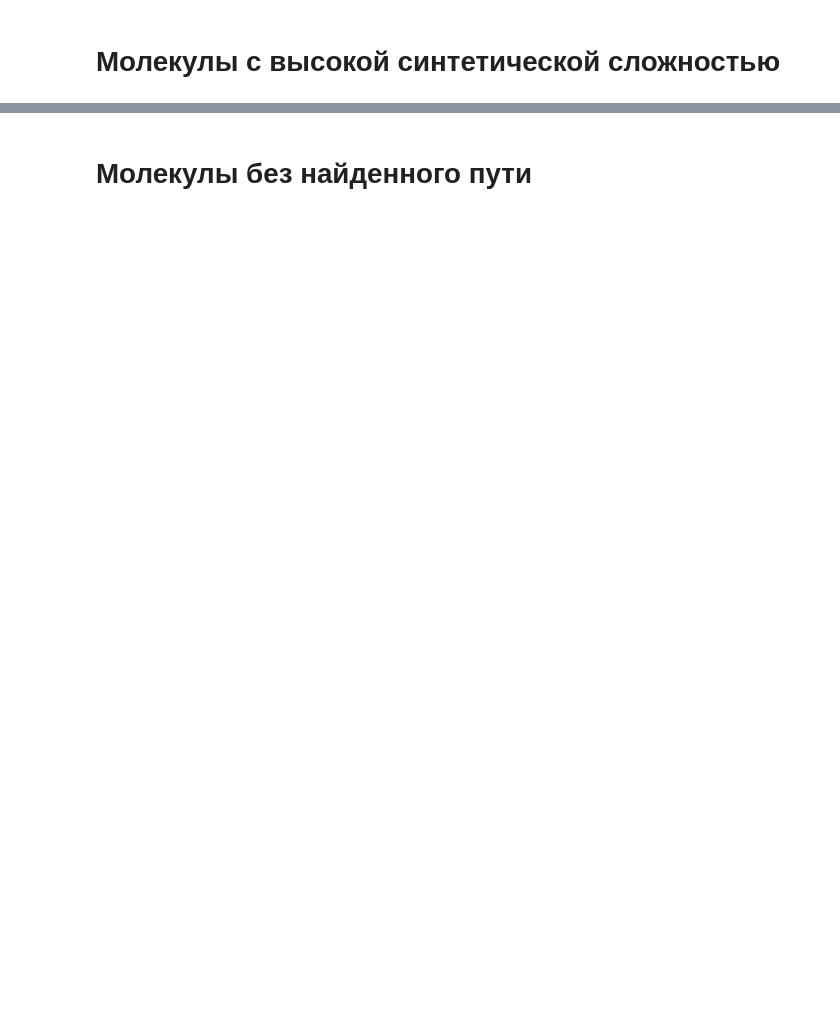
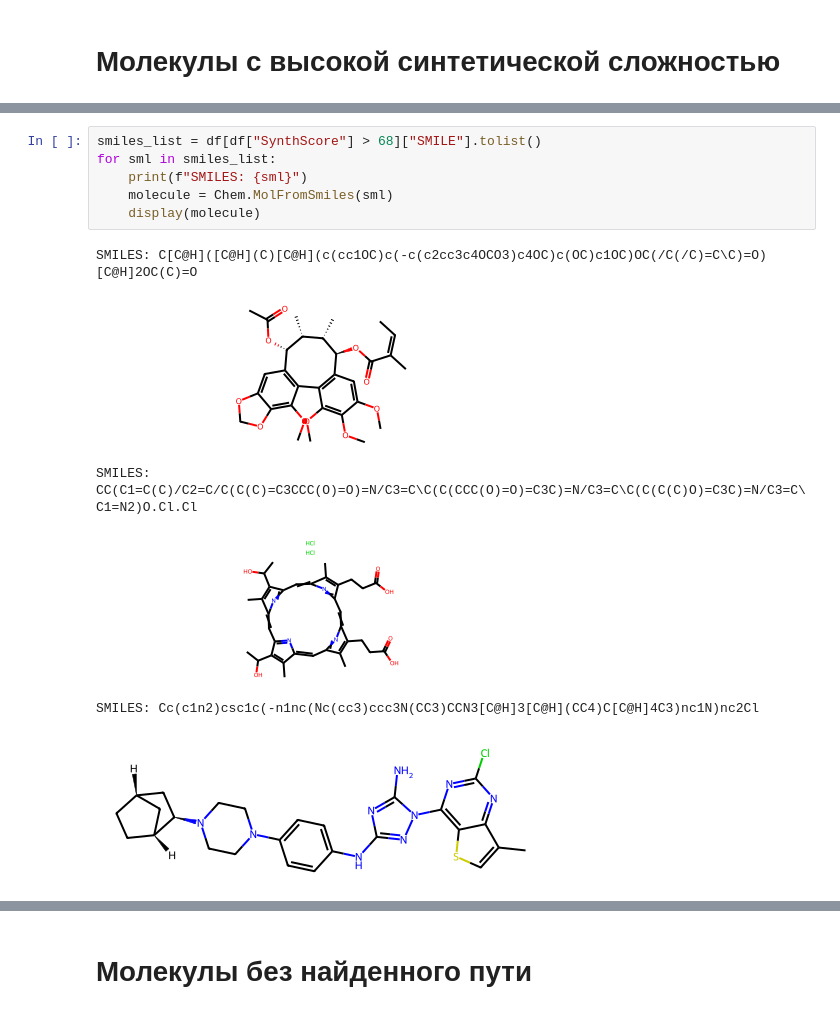
Before and after one commit to tatvladna/using_AiZynthFinder, a Jupyter notebook: docs/analysis_results.ipynb, the cells around one changed output, grey strips where cells are left out. Cells and saved outputs as stored; diff of their text form; blank space fills up the shorter version.

```diff
--- a/docs/analysis_results.ipynb
+++ b/docs/analysis_results.ipynb
@@ -66,0 +96,13 @@ plt.show()
+# %%
+smiles_list = df[df["SynthScore"] > 68]["SMILE"].tolist()
+for sml in smiles_list:
+    print(f"SMILES: {sml}")
+    molecule = Chem.MolFromSmiles(sml)
+    display(molecule)
+# %% [output]
+SMILES: C[C@H]([C@H](C)[C@H](c(cc1OC)c(-c(c2cc3c4OCO3)c4OC)c(OC)c1OC)OC(/C(/C)=C\C)=O)[C@H]2OC(C)=O
+[figure, added]
+SMILES: CC(C1=C(C)/C2=C/C(C(C)=C3CCC(O)=O)=N/C3=C\C(C(CCC(O)=O)=C3C)=N/C3=C\C(C(C(C)O)=C3C)=N/C3=C\C1=N2)O.Cl.Cl
+[figure, added]
+SMILES: Cc(c1n2)csc1c(-n1nc(Nc(cc3)ccc3N(CC3)CCN3[C@H]3[C@H](CC4)C[C@H]4C3)nc1N)nc2Cl
+[figure, added]
```
Also changed, not shown: parts of 10 cells of this notebook, 1 other file.
